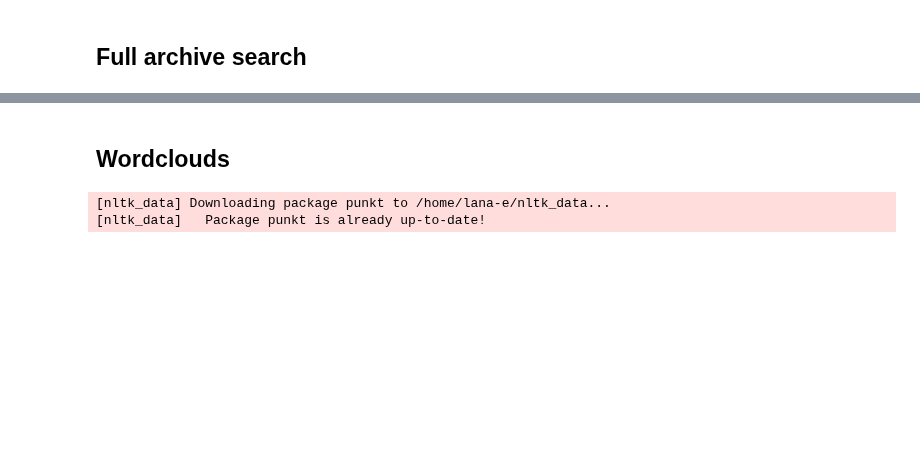
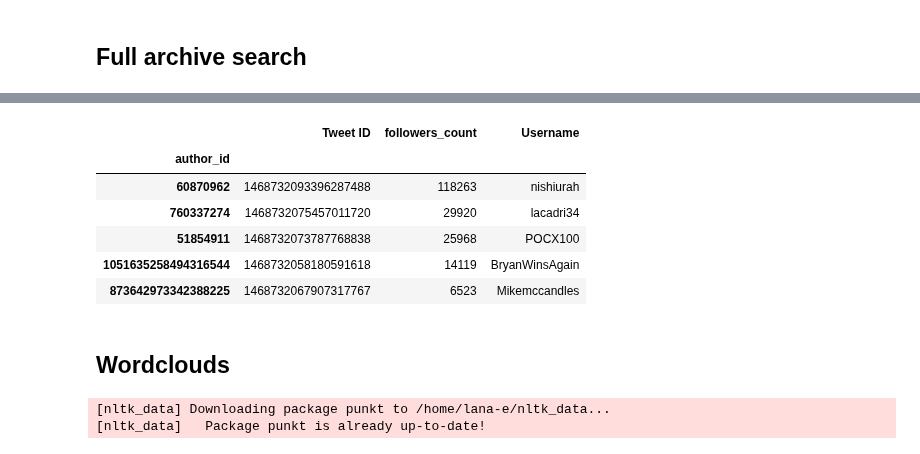
Before and after one commit to rethink-media/rethink-twitter, a Jupyter notebook: notebooks/ReThink Twitter API User Template.ipynb, the cells around one changed output, grey strips where cells are left out. Saved outputs shown, nothing was run; the diff lists cells and outputs as text; code cells hidden in the pictures; blank space fills up the shorter version.

```diff
--- a/notebooks/ReThink Twitter API User Template.ipynb
+++ b/notebooks/ReThink Twitter API User Template.ipynb
@@ -52,6 +76,18 @@ query1_full.head()
 | 1468732116263481352 | RT @WTFJHT: The early data, which... | None | 32088857 | [{'domain': {'id': '123', 'name':... | 1468732116263481352 | 2021-12-08 23:59:58+00:00 | {'mentions': [{'start': 3, 'end':... | None | ... |
 | 1468732115529474057 | RT @RMConservative: Bourla sounds... | None | 1239593072201207808 | None | 1468732115529474057 | 2021-12-08 23:59:58+00:00 | {'annotations': [{'start': 20, 'e... | None | ... |
 | 1468732113591541761 | RT @ProfPCDoherty: This is good n... | None | 50534512 | [{'domain': {'id': '123', 'name':... | 1468732113591541761 | 2021-12-08 23:59:58+00:00 | {'mentions': [{'start': 3, 'end':... | None | ... |
+# %%
+# displaying the top influencers for the full archive search
+top_influencers_full = top_influencers(query1_full)
+top_influencers_full.head()
+# %% [output]
+|  | Tweet ID | followers_count | Username |
+| author_id |  |  |  |
+| 60870962 | 1468732093396287488 | 118263 | nishiurah |
+| 760337274 | 1468732075457011720 | 29920 | lacadri34 |
+| 51854911 | 1468732073787768838 | 25968 | POCX100 |
+| 1051635258494316544 | 1468732058180591618 | 14119 | BryanWinsAgain |
+| 873642973342388225 | 1468732067907317767 | 6523 | Mikemccandles |
 # %% [markdown]
 ## Wordclouds
 # %%
```
Also changed, not shown: parts of 5 cells of this notebook, 2 other files.
